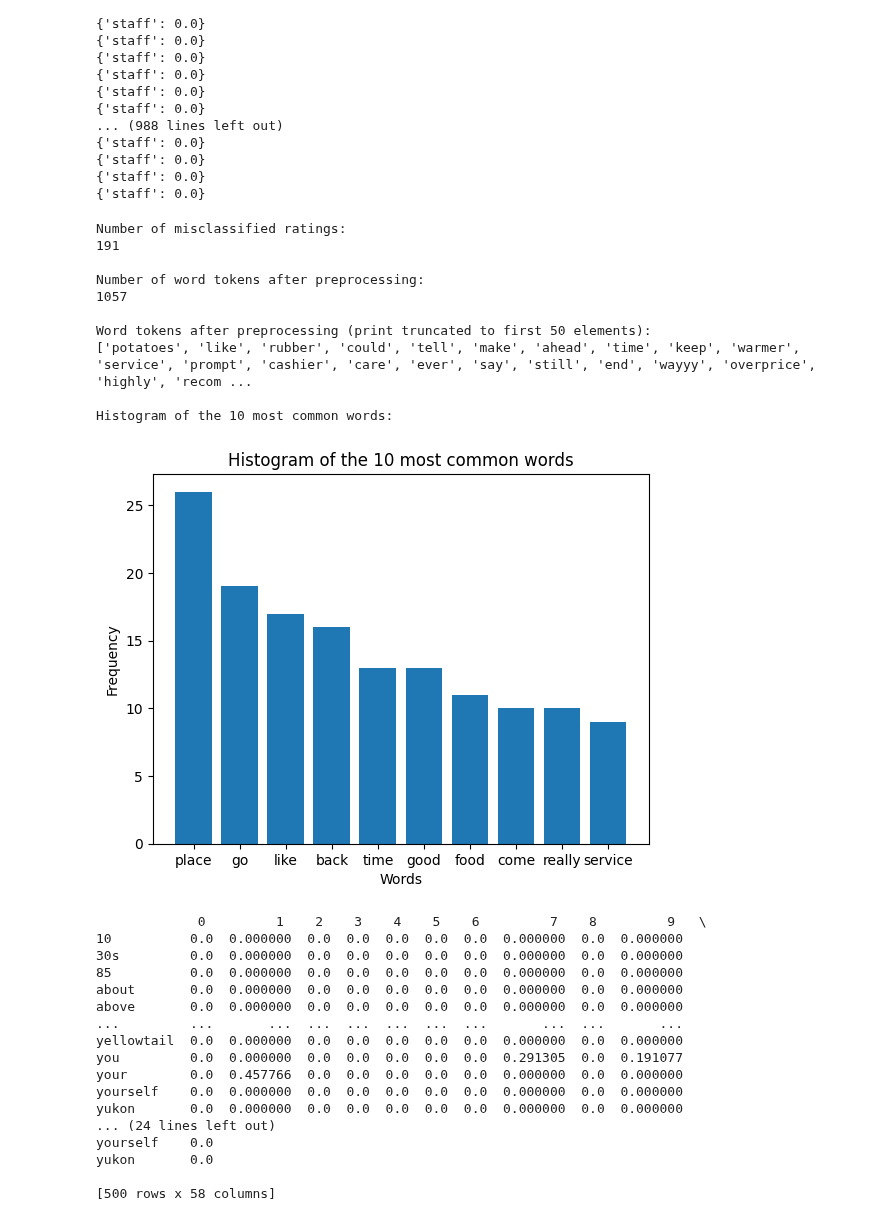
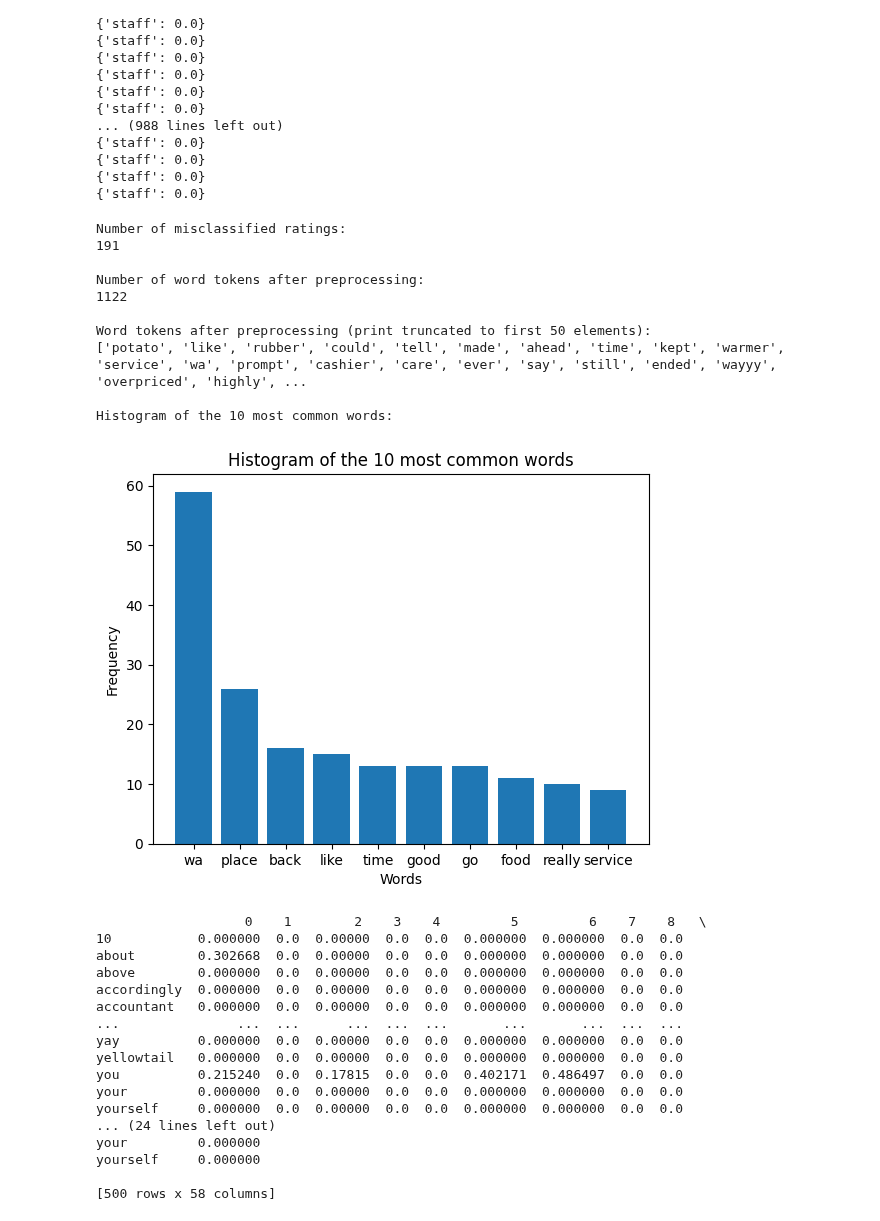
Before and after one commit to VilleKylmamaa/SentimentAnalysisMachineLearning, a Jupyter notebook: Restaurant_Review_Analysis.ipynb, the cells around one changed output. Drawn from its saved outputs; the diff is of its cells as text; code cells hidden in the pictures.

Commit message:
4., 5. Added lemmatisation and keywords

```diff
--- a/Restaurant_Review_Analysis.ipynb
+++ b/Restaurant_Review_Analysis.ipynb
@@ -254,26 +256,19 @@ Pearson correlation between number of ADVERBS and review liked score:
 Cosine similarity between number of ADVERBS and review liked score:
 0.5552918716435056
 # %%
-# TODO Fix to fit new task
-
 """ 4.
 We want to test the hypothesis that the opinion of about the restaurant is constructed according to Price, Quality of
 food served in the restaurant, and friendly staff. Suggest a script that allows you to identify Review that are
 more focused on price, quality of food, friendly staff. You may consider a set of keywords that are most suitable
 to each category and then use simple string matching to match this effect. For each category, generate a binary vector
 indicating whether the given review focuses on the corresponding category.
-
-
-Old task
-We want to test the hypothesis that the opinion of about the restaurant is constructed according to Price, Quality of
-food, Quantity of the food, and location of restaurant. Suggest a script that allows you to identify Review that are
-more focused on price, quality of food, quantity of food and location of restaurant. You may consider a set of keywords
-that are most suitable to each category and then use simple string matching to match this effect. For each category,
-generate a binary vector indicating whether the given review focuses on the corresponding category.
 """
 
-def any_keywords_in_string(keywords, string):
-    if any(keyword in string for keyword in keywords):
+def any_keywords_in_string(keywords, row):
+    words = word_tokenize(row.lower())
+    words = [WordNetLemmatizer().lemmatize(word) for word in words] # Lemmatisation
+
+    if any(keyword in words for keyword in keywords):
         return(1)
     else:
         return(0)
@@ -286,13 +281,7 @@ price_focus = []
 quality_focus = []
 staff_focus = []
 
-# OLD TASK
-# quantity_focus = []
-# location_focus = []
-
-for column in review_column:
-    price_focus.append(any_keywords_in_string(keywords["price"], column))
-    quality_focus.append(any_keywords_in_string(keywords["quality"], column))
-    staff_focus.append(any_keywords_in_string(keywords["staff"], column))
-    # quantity_focus.append(any_keywords_in_string(keywords["quantity"], column))
-    # location_focus.append(any_keywords_in_string(keywords["location"], column))
+for row in review_column:
+    price_focus.append(any_keywords_in_string(keywords["price"], row))
+    quality_focus.append(any_keywords_in_string(keywords["quality"], row))
+    staff_focus.append(any_keywords_in_string(keywords["staff"], row))
@@ -419,7 +376,7 @@ def pre_process(doc_string):
         words = word_tokenize(sentence.lower())
 
         # Lemmatisation
-        words = [WordNetLemmatizer().lemmatize(word, pos="v") for word in words]
+        words = [WordNetLemmatizer().lemmatize(word) for word in words]
 
         # leave out stopwords and words containing numbers
         words = [
@@ -455,36 +412,36 @@ print("Word tokens after preprocessing (print truncated to first 50 elements):")
 print(misclassified_reviews_preprocessed[:50], "\n")
 
 
 # Collect 10 most common words
 most_common_words = Counter(misclassified_reviews_preprocessed).most_common(10)
 
 # Parse the generated tuples into two different arrays
 words = [word for word, _ in most_common_words]
 counts = [counts for _, counts in most_common_words]
 
 # Plot the words and their frequency
 print("Histogram of the 10 most common words:")
 plt.bar(words, counts)
 plt.title("Histogram of the 10 most common words")
 plt.ylabel("Frequency")
 plt.xlabel("Words")
 plt.show()
 
 
 
 # TODO Word cloud
 # %% [output]
 Number of misclassified ratings:
 191
 
 Number of word tokens after preprocessing:
-1057
+1122
 
 Word tokens after preprocessing (print truncated to first 50 elements):
-['potatoes', 'like', 'rubber', 'could', 'tell', 'make', 'ahead', 'time', 'keep', 'warmer', 'service', 'prompt', 'cashier', 'care', 'ever', 'say', 'still', 'end', 'wayyy', 'overprice', 'highly', 'recom ...
+['potato', 'like', 'rubber', 'could', 'tell', 'made', 'ahead', 'time', 'kept', 'warmer', 'service', 'wa', 'prompt', 'cashier', 'care', 'ever', 'say', 'still', 'ended', 'wayyy', 'overpriced', 'highly', ...
 
 Histogram of the 10 most common words:
-[figure, old version]
+[figure, new version]
 # %%
 """ 9.
 Now we would like to build a machine learning model for sentiment analysis that takes into account the ambiguous
@@ -515,21 +472,21 @@ vectors_df = pd.DataFrame(tfidf_predicted_vectors.toarray().transpose(),
                    index=TFIDF.get_feature_names_out())
 print(vectors_df)
 # %% [output]
-             0         1    2    3    4    5    6         7    8         9   \
-10          0.0  0.000000  0.0  0.0  0.0  0.0  0.0  0.000000  0.0  0.000000
-30s         0.0  0.000000  0.0  0.0  0.0  0.0  0.0  0.000000  0.0  0.000000
-85          0.0  0.000000  0.0  0.0  0.0  0.0  0.0  0.000000  0.0  0.000000
-about       0.0  0.000000  0.0  0.0  0.0  0.0  0.0  0.000000  0.0  0.000000
-above       0.0  0.000000  0.0  0.0  0.0  0.0  0.0  0.000000  0.0  0.000000
-...         ...       ...  ...  ...  ...  ...  ...       ...  ...       ...
-yellowtail  0.0  0.000000  0.0  0.0  0.0  0.0  0.0  0.000000  0.0  0.000000
-you         0.0  0.000000  0.0  0.0  0.0  0.0  0.0  0.291305  0.0  0.191077
-your        0.0  0.457766  0.0  0.0  0.0  0.0  0.0  0.000000  0.0  0.000000
-yourself    0.0  0.000000  0.0  0.0  0.0  0.0  0.0  0.000000  0.0  0.000000
-yukon       0.0  0.000000  0.0  0.0  0.0  0.0  0.0  0.000000  0.0  0.000000
+                   0    1        2    3    4         5         6    7    8   \
+10           0.000000  0.0  0.00000  0.0  0.0  0.000000  0.000000  0.0  0.0
+about        0.302668  0.0  0.00000  0.0  0.0  0.000000  0.000000  0.0  0.0
+above        0.000000  0.0  0.00000  0.0  0.0  0.000000  0.000000  0.0  0.0
+accordingly  0.000000  0.0  0.00000  0.0  0.0  0.000000  0.000000  0.0  0.0
+accountant   0.000000  0.0  0.00000  0.0  0.0  0.000000  0.000000  0.0  0.0
+...               ...  ...      ...  ...  ...       ...       ...  ...  ...
+yay          0.000000  0.0  0.00000  0.0  0.0  0.000000  0.000000  0.0  0.0
+yellowtail   0.000000  0.0  0.00000  0.0  0.0  0.000000  0.000000  0.0  0.0
+you          0.215240  0.0  0.17815  0.0  0.0  0.402171  0.486497  0.0  0.0
+your         0.000000  0.0  0.00000  0.0  0.0  0.000000  0.000000  0.0  0.0
+yourself     0.000000  0.0  0.00000  0.0  0.0  0.000000  0.000000  0.0  0.0
 ... (24 lines left out)
-yourself    0.0
-yukon       0.0
+your         0.000000
+yourself     0.000000
 
 [500 rows x 58 columns]
 # %%
```
Also changed, not shown: parts of 3 cells of this notebook, 1 other file.
